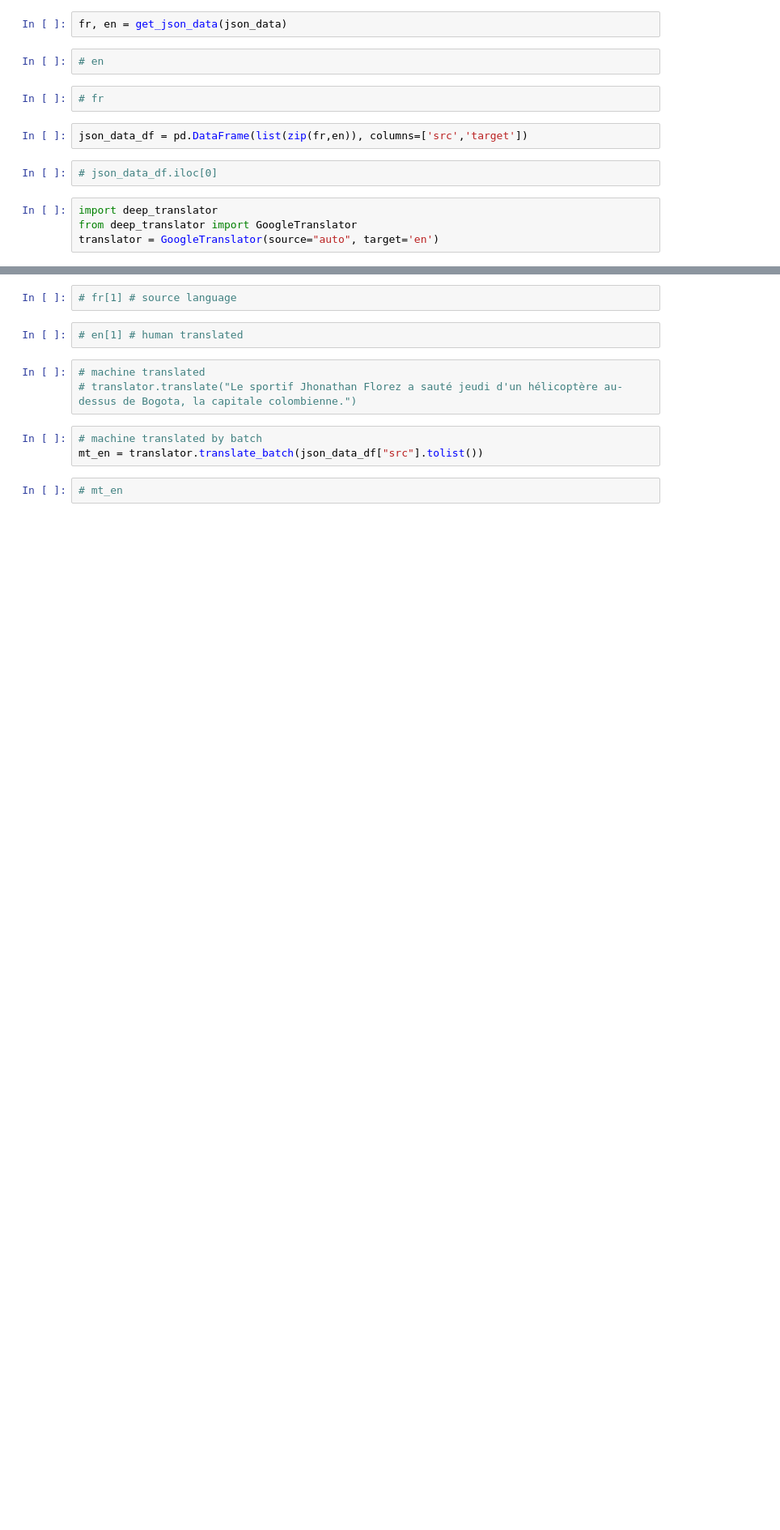
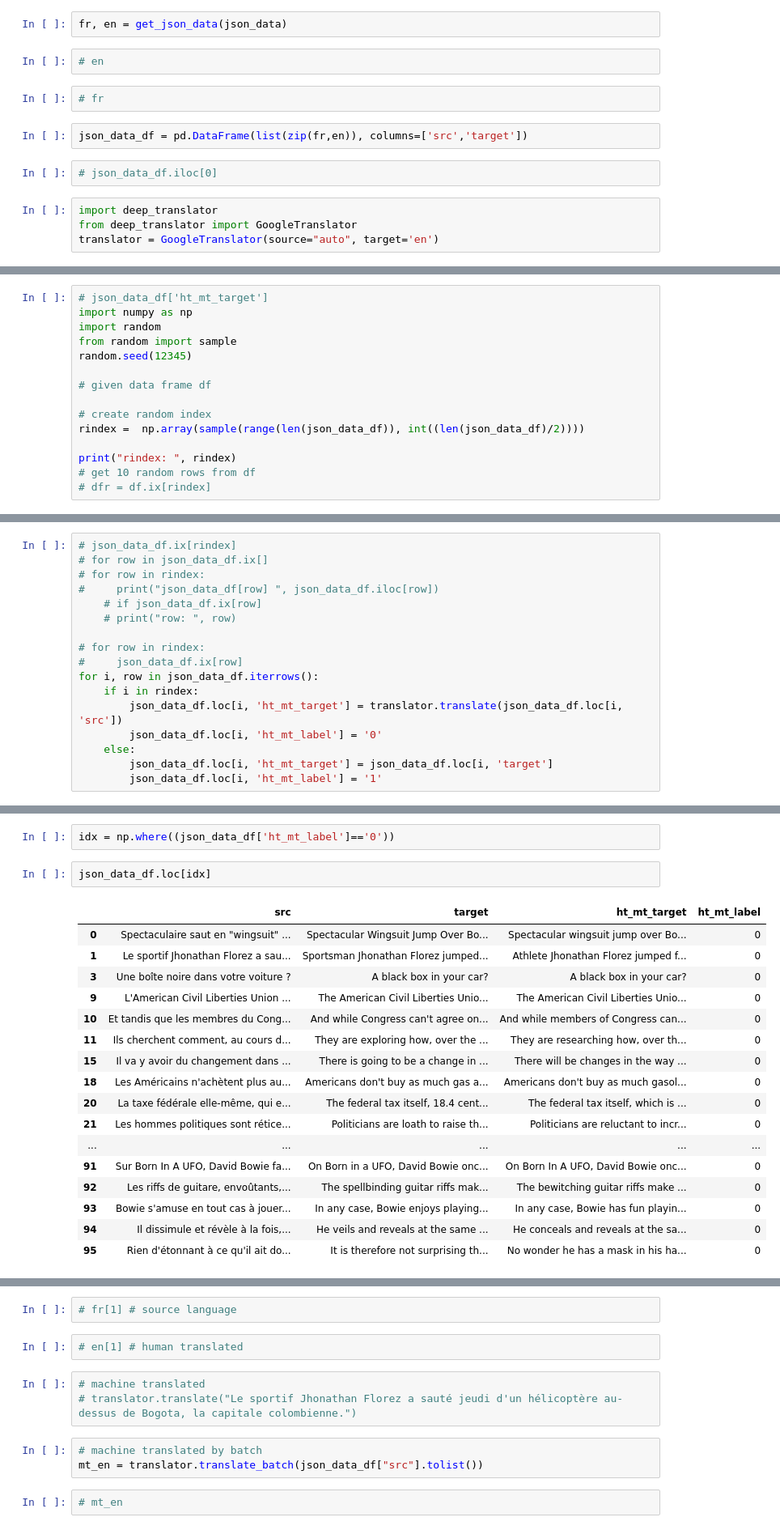
Before and after one commit to srspratti/Adversarial_NMT_th, a Jupyter notebook: wmt14_to_invidual_files.ipynb, the cells around one changed output, grey strips where cells are left out. Shown at 81% size. Drawn from its saved outputs; the diff is of its cells as text; blank space fills up the shorter version.

Commit message:
added random translations while preparing classifier data

```diff
--- a/wmt14_to_invidual_files.ipynb
+++ b/wmt14_to_invidual_files.ipynb
@@ -41,0 +44,15 @@ translator = GoogleTranslator(source="auto", target='en')
+# %%
+# json_data_df['ht_mt_target']
+import numpy as np
+import random
+from random import sample
+random.seed(12345)
+
+# given data frame df
+
+# create random index
+rindex =  np.array(sample(range(len(json_data_df)), int((len(json_data_df)/2))))
+
+print("rindex: ", rindex)
+# get 10 random rows from df
+# dfr = df.ix[rindex]
@@ -41,0 +77,17 @@ translator = GoogleTranslator(source="auto", target='en')
+# %%
+# json_data_df.ix[rindex]
+# for row in json_data_df.ix[]
+# for row in rindex:
+#     print("json_data_df[row] ", json_data_df.iloc[row])
+    # if json_data_df.ix[row]
+    # print("row: ", row)
+
+# for row in rindex:
+#     json_data_df.ix[row]
+for i, row in json_data_df.iterrows():
+    if i in rindex:
+        json_data_df.loc[i, 'ht_mt_target'] = translator.translate(json_data_df.loc[i, 'src'])
+        json_data_df.loc[i, 'ht_mt_label'] = '0'
+    else:
+        json_data_df.loc[i, 'ht_mt_target'] = json_data_df.loc[i, 'target']
+        json_data_df.loc[i, 'ht_mt_label'] = '1'
@@ -41,0 +108,22 @@ translator = GoogleTranslator(source="auto", target='en')
+# %%
+idx = np.where((json_data_df['ht_mt_label']=='0'))
+# %%
+json_data_df.loc[idx]
+# %% [output]
+|  | src | target | ht_mt_target | ht_mt_label |
+| 0 | Spectaculaire saut en "wingsuit" ... | Spectacular Wingsuit Jump Over Bo... | Spectacular wingsuit jump over Bo... | 0 |
+| 1 | Le sportif Jhonathan Florez a sau... | Sportsman Jhonathan Florez jumped... | Athlete Jhonathan Florez jumped f... | 0 |
+| 3 | Une boîte noire dans votre voiture ? | A black box in your car? | A black box in your car? | 0 |
+| 9 | L'American Civil Liberties Union ... | The American Civil Liberties Unio... | The American Civil Liberties Unio... | 0 |
+| 10 | Et tandis que les membres du Cong... | And while Congress can't agree on... | And while members of Congress can... | 0 |
+| 11 | Ils cherchent comment, au cours d... | They are exploring how, over the ... | They are researching how, over th... | 0 |
+| 15 | Il va y avoir du changement dans ... | There is going to be a change in ... | There will be changes in the way ... | 0 |
+| 18 | Les Américains n'achètent plus au... | Americans don't buy as much gas a... | Americans don't buy as much gasol... | 0 |
+| 20 | La taxe fédérale elle-même, qui e... | The federal tax itself, 18.4 cent... | The federal tax itself, which is ... | 0 |
+| 21 | Les hommes politiques sont rétice... | Politicians are loath to raise th... | Politicians are reluctant to incr... | 0 |
+| ... | ... | ... | ... | ... |
+| 91 | Sur Born In A UFO, David Bowie fa... | On Born in a UFO, David Bowie onc... | On Born In A UFO, David Bowie onc... | 0 |
+| 92 | Les riffs de guitare, envoûtants,... | The spellbinding guitar riffs mak... | The bewitching guitar riffs make ... | 0 |
+| 93 | Bowie s'amuse en tout cas à jouer... | In any case, Bowie enjoys playing... | In any case, Bowie has fun playin... | 0 |
+| 94 | Il dissimule et révèle à la fois,... | He veils and reveals at the same ... | He conceals and reveals at the sa... | 0 |
+| 95 | Rien d'étonnant à ce qu'il ait do... | It is therefore not surprising th... | No wonder he has a mask in his ha... | 0 |
```
Also changed, not shown: parts of 12 cells of this notebook, 3 other files.
